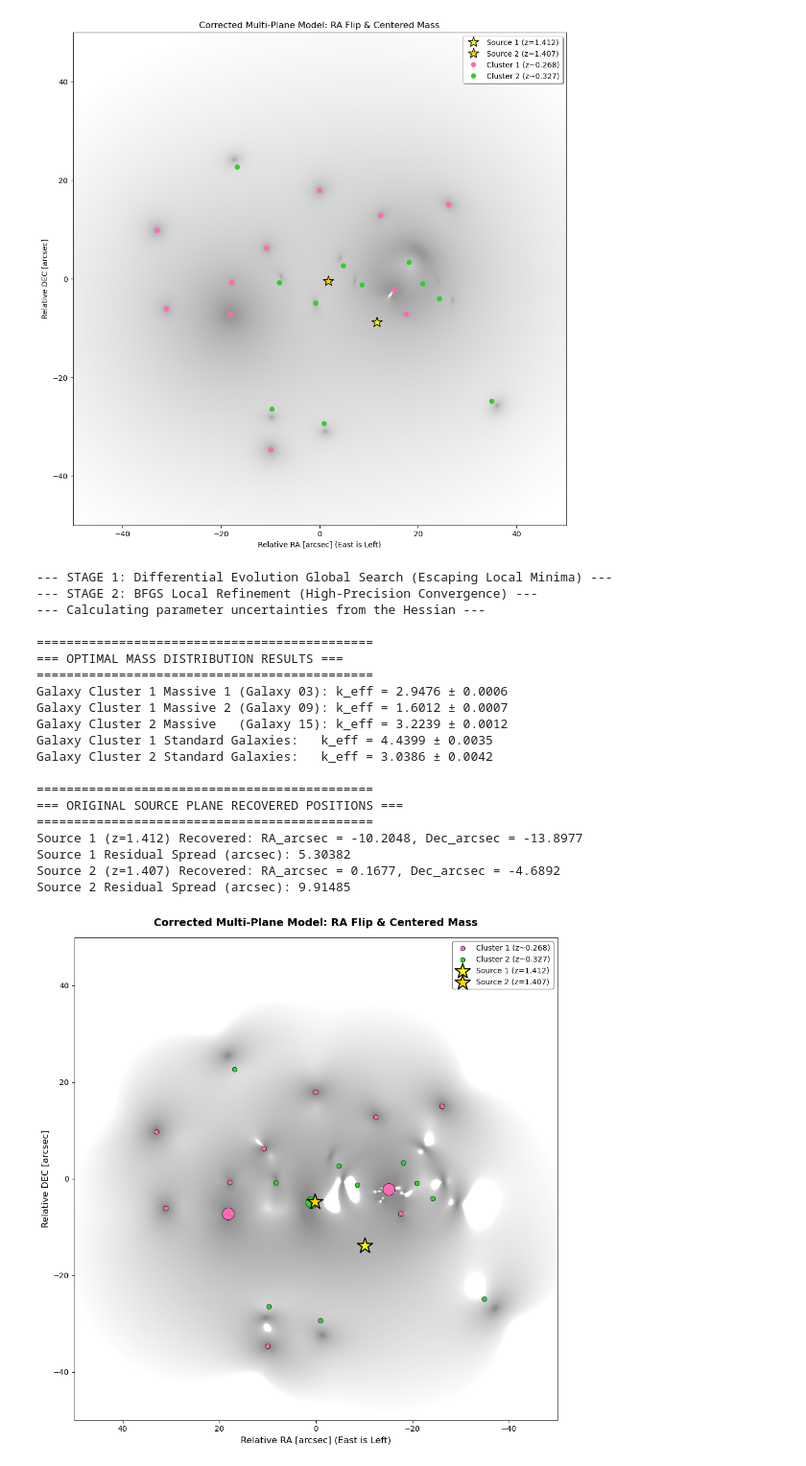
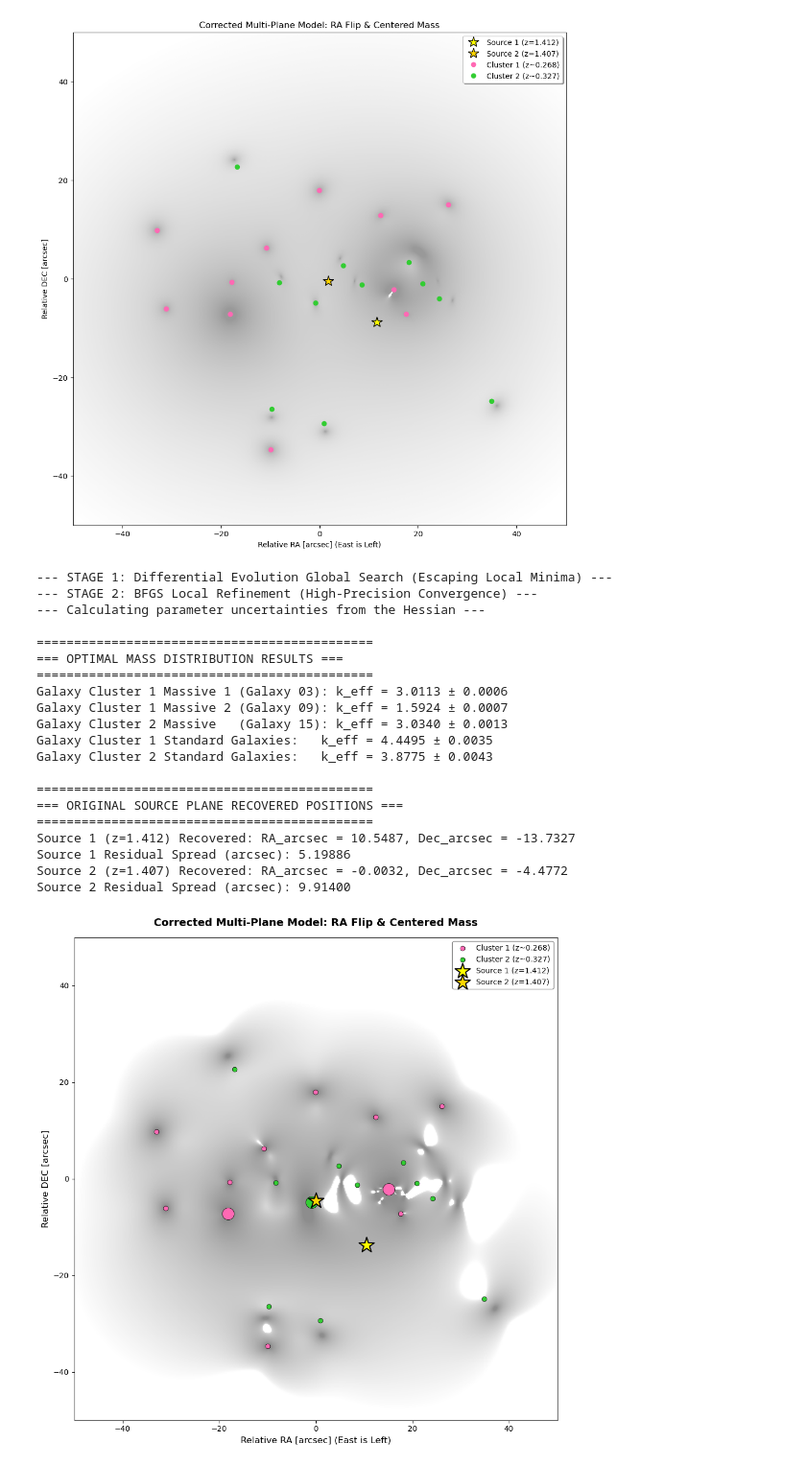
Before and after one commit to julz-tea-scl/Final-Year-Project, a Jupyter notebook: Lensastronomy trial.ipynb, the cells around one changed output. Shown at 96% size. Drawn from its saved outputs; the diff is of its cells as text; code cells hidden in the pictures.

```diff
--- a/Lensastronomy trial.ipynb
+++ b/Lensastronomy trial.ipynb
@@ -401,7 +401,9 @@ s2 = pd.read_csv('system_1.407.csv')
 ra_ref, dec_ref = 180.162, -1.451
 
 def to_arcsec(ra, dec):
-    x = (ra - ra_ref) * 3600 * np.cos(np.radians(dec_ref))
+    # Added a negative sign to x to establish a standard right-handed Cartesian grid
+    # (West is now positive x, East is now negative x)
+    x = -(ra - ra_ref) * 3600 * np.cos(np.radians(dec_ref))
     y = (dec - dec_ref) * 3600
     return x, y
 
@@ -412,7 +414,9 @@ x_img2, y_img2 = to_arcsec(s2['RA'], s2['DEC'])
 # 2. SETUP MULTI-PLANE LENS MODEL
 # ===========================================================================
 lens_model_list = ['SERSIC'] * 22
-lens_redshift_list = list(c1['Z']) + list(c2['Z'])
+# Project the 11 galaxies of Cluster 1 and 11 galaxies of Cluster 2 onto their
+# respective mean cluster redshifts of z=0.268 and z=0.327
+lens_redshift_list = [0.268] * len(c1) + [0.327] * len(c2)
 
 lensModel_s1 = LensModel(lens_model_list=lens_model_list, lens_redshift_list=lens_redshift_list, multi_plane=True, z_source=1.412)
 lensModel_s2 = LensModel(lens_model_list=lens_model_list, lens_redshift_list=lens_redshift_list, multi_plane=True, z_source=1.407)
@@ -558,43 +562,43 @@ for i, row in c2.iterrows():
                label='Cluster 2 (z~0.327)' if i == 0 else "")
 
 # Plot optimized original source plane positions (yellow stars with black borders)
 ax.scatter(np.mean(src1_ra_opt), np.mean(src1_dec_opt), color='yellow', marker='*', s=450, edgecolors='black',
            linewidths=1.5, zorder=5, label='Source 1 (z=1.412)')
 ax.scatter(np.mean(src2_ra_opt), np.mean(src2_dec_opt), color='gold', marker='*', s=450, edgecolors='black',
            linewidths=1.5, zorder=5, label='Source 2 (z=1.407)')
 
 # Style configurations
 ax.set_xlabel('Relative RA [arcsec] (East is Left)', fontsize=12)
 ax.set_ylabel('Relative DEC [arcsec]', fontsize=12)
 ax.set_title('Corrected Multi-Plane Model: RA Flip & Centered Mass', fontsize=14, fontweight='bold', pad=15)
-ax.set_xlim(limit, -limit)  # FLIP X-AXIS FOR EAST IS LEFT (Positive values on left, negative on right)
+ax.set_xlim(-limit, limit)  # FLIP X-AXIS FOR EAST IS LEFT (Positive values on left, negative on right)
 ax.set_ylim(-limit, limit)
 ax.legend(loc='upper right', frameon=True, facecolor='white', edgecolor='gray', framealpha=0.9, fontsize=10)
 
 plt.tight_layout()
 plt.savefig('corrected_model_output.png', dpi=300)
 plt.show()
 # %% [output]
 --- STAGE 1: Differential Evolution Global Search (Escaping Local Minima) ---
 --- STAGE 2: BFGS Local Refinement (High-Precision Convergence) ---
 --- Calculating parameter uncertainties from the Hessian ---
 
 =============================================
 === OPTIMAL MASS DISTRIBUTION RESULTS ===
 =============================================
-Galaxy Cluster 1 Massive 1 (Galaxy 03): k_eff = 2.9476 ± 0.0006
-Galaxy Cluster 1 Massive 2 (Galaxy 09): k_eff = 1.6012 ± 0.0007
-Galaxy Cluster 2 Massive   (Galaxy 15): k_eff = 3.2239 ± 0.0012
-Galaxy Cluster 1 Standard Galaxies:   k_eff = 4.4399 ± 0.0035
-Galaxy Cluster 2 Standard Galaxies:   k_eff = 3.0386 ± 0.0042
+Galaxy Cluster 1 Massive 1 (Galaxy 03): k_eff = 3.0113 ± 0.0006
+Galaxy Cluster 1 Massive 2 (Galaxy 09): k_eff = 1.5924 ± 0.0007
+Galaxy Cluster 2 Massive   (Galaxy 15): k_eff = 3.0340 ± 0.0013
+Galaxy Cluster 1 Standard Galaxies:   k_eff = 4.4495 ± 0.0035
+Galaxy Cluster 2 Standard Galaxies:   k_eff = 3.8775 ± 0.0043
 
 =============================================
 === ORIGINAL SOURCE PLANE RECOVERED POSITIONS ===
 =============================================
-Source 1 (z=1.412) Recovered: RA_arcsec = -10.2048, Dec_arcsec = -13.8977
-Source 1 Residual Spread (arcsec): 5.30382
-Source 2 (z=1.407) Recovered: RA_arcsec = 0.1677, Dec_arcsec = -4.6892
-Source 2 Residual Spread (arcsec): 9.91485
+Source 1 (z=1.412) Recovered: RA_arcsec = 10.5487, Dec_arcsec = -13.7327
+Source 1 Residual Spread (arcsec): 5.19886
+Source 2 (z=1.407) Recovered: RA_arcsec = -0.0032, Dec_arcsec = -4.4772
+Source 2 Residual Spread (arcsec): 9.91400
-[figure, old version]
+[figure, new version]
 # %%
 # ===========================================================================
```
Also changed, not shown: parts of 1 cell of this notebook, 2 other files.
